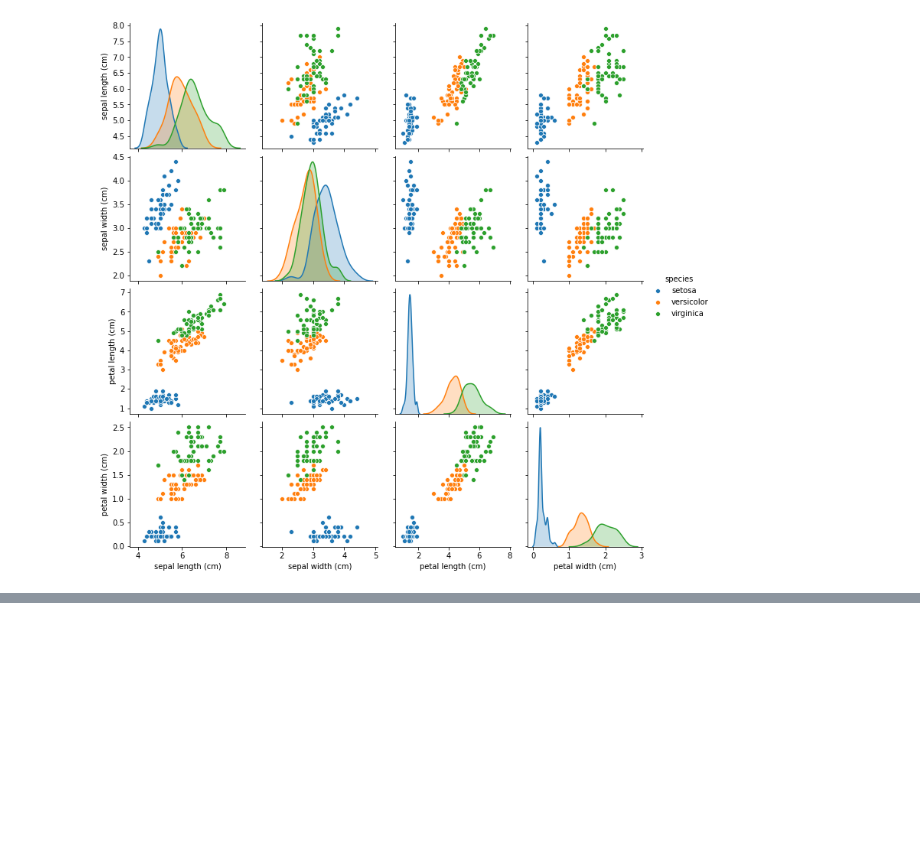
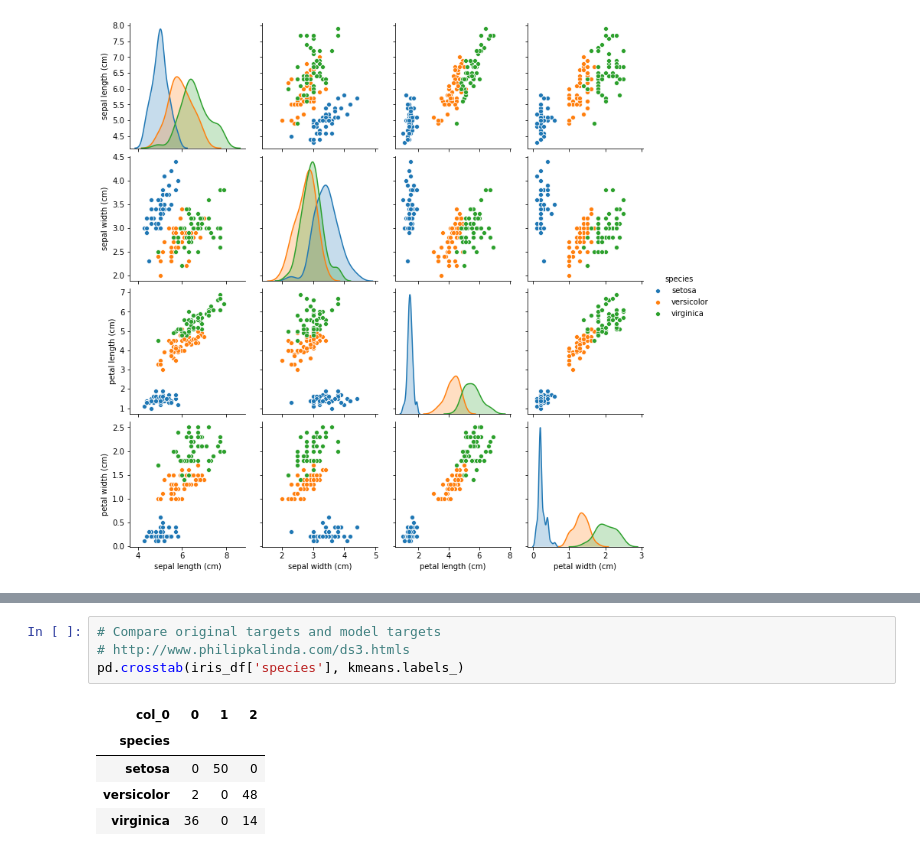
Before and after one commit to jennifer-ryan/machine-learning-tasks, a Jupyter notebook: Tasks.ipynb, the cells around one changed output, grey strips where cells are left out. Saved outputs shown, nothing was run; the diff lists cells and outputs as text; blank space fills up the shorter version.

```diff
--- a/Tasks.ipynb
+++ b/Tasks.ipynb
@@ -694,0 +666,10 @@ accuracy_score(iris.target, y)
+# %%
+# Compare original targets and model targets
+# http://www.philipkalinda.com/ds3.htmls
+pd.crosstab(iris_df['species'], kmeans.labels_)
+# %% [output]
+| col_0 | 0 | 1 | 2 |
+| species |  |  |  |
+| setosa | 0 | 50 | 0 |
+| versicolor | 2 | 0 | 48 |
+| virginica | 36 | 0 | 14 |
```
Also changed, not shown: parts of 37 cells of this notebook.
